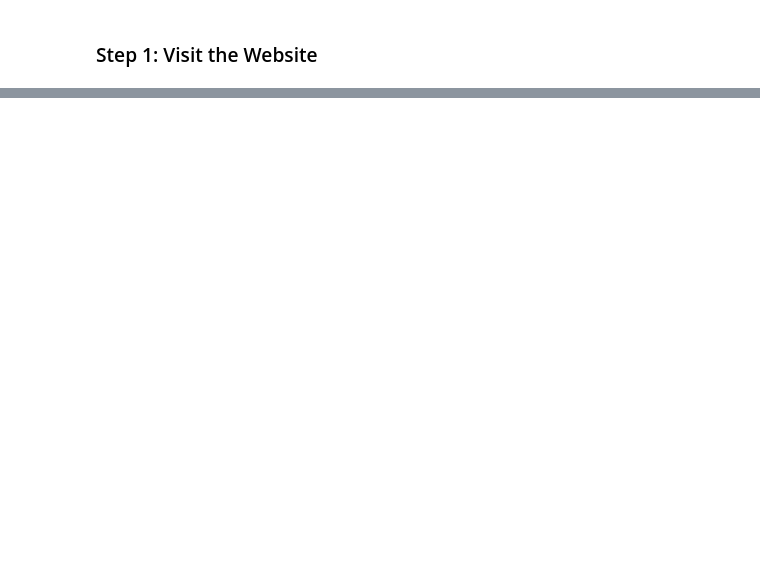
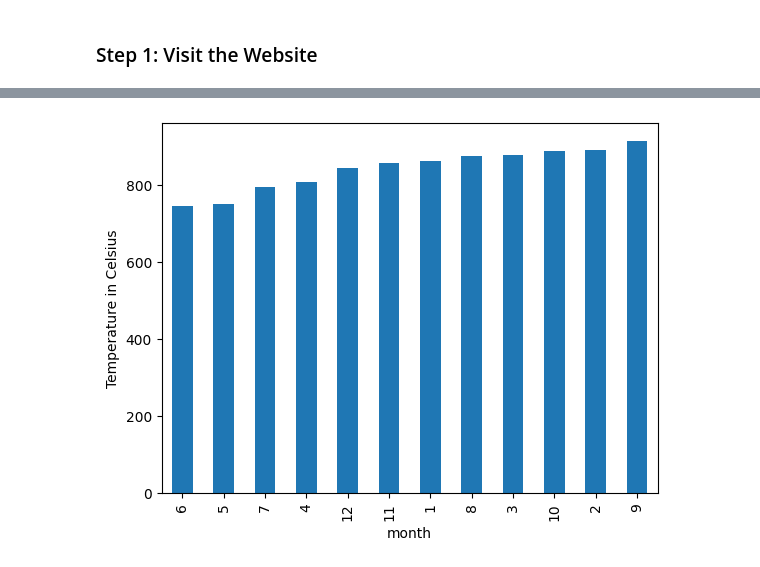
Before and after one commit to nia12taylor/data-collection-challenge, a Jupyter notebook: Outputs/mars_weather.ipynb, the cells around one changed output, grey strips where cells are left out. Cells and saved outputs as stored; diff of their text form; code cells hidden in the pictures; blank space fills up the shorter version.

```diff
--- a/Outputs/mars_weather.ipynb
+++ b/Outputs/mars_weather.ipynb
@@ -77,0 +171,11 @@ title_preview_list
+# %%
+# 4. Average pressure by Martian month
+monthly_average_pressure = mars_weather_df.groupby("month").mean()['pressure']
+# %%
+# Plot the average pressure by month
+monthly_average_pressure = monthly_average_pressure.sort_values()
+monthly_average_pressure_plot = monthly_average_pressure.plot(kind='bar')
+plt.ylabel("Temperature in Celsius")
+plt.show()
+# %% [output]
+[figure, added]
```
Also changed, not shown: parts of 31 cells of this notebook.
